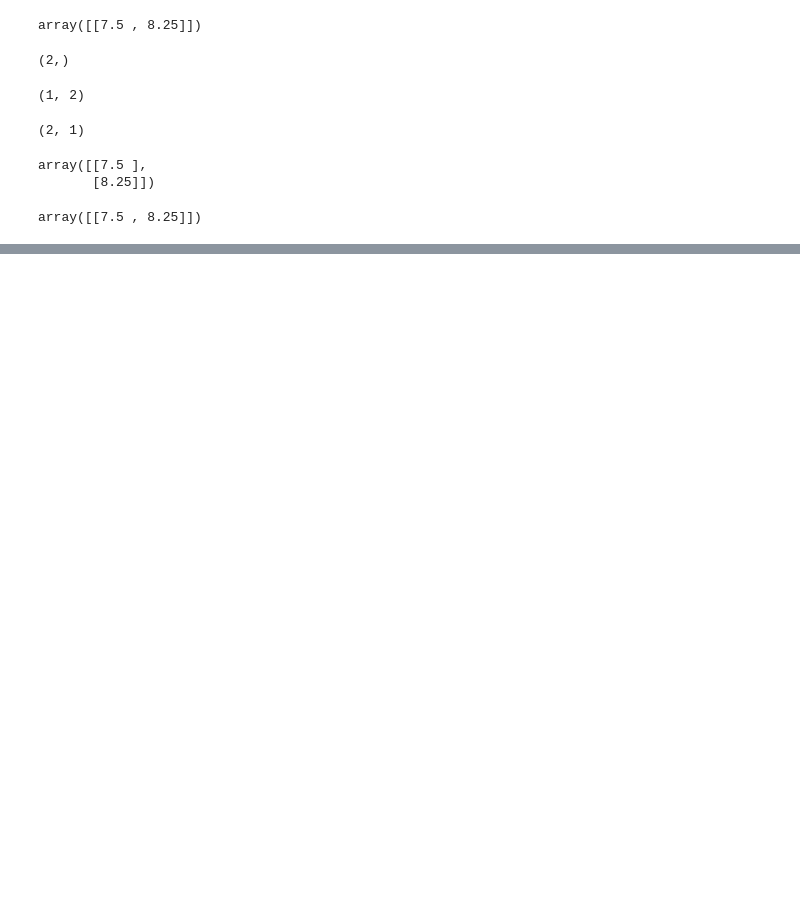
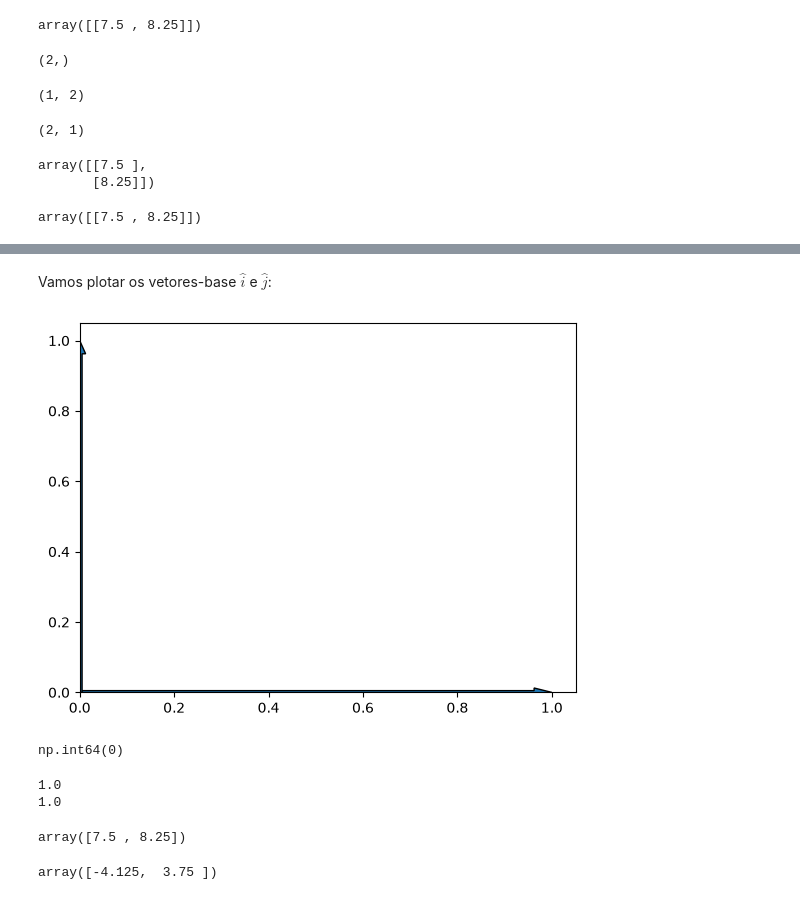
Before and after one commit to marcusvbrangel/ia-base-expert, a Jupyter notebook: cursos/algebra-linear/02-vetores.ipynb, the cells around one changed output, grey strips where cells are left out. Cells and saved outputs as stored; diff of their text form; code cells hidden in the pictures; blank space fills up the shorter version.

```diff
--- a/cursos/algebra-linear/02-vetores.ipynb
+++ b/cursos/algebra-linear/02-vetores.ipynb
@@ -343,0 +355,32 @@ array([[7.5 , 8.25]])
+# %% [markdown]
+Vamos plotar os vetores-base $\hat{i}$ e $\hat{j}$:
+# %%
+plt.arrow(0, 0, *i, width = 0.01, length_includes_head = True, head_width = 0.025)
+plt.arrow(0, 0, *j, width = 0.01, length_includes_head = True, head_width = 0.025)
+plt.xlim(xmin = 0)
+plt.ylim(ymin = 0);
+# %% [output]
+[figure, added]
+# %%
+# este vetor é ortogonal, pois a multiplicação entre eles resulta no resultado: 0
+np.dot(i, j)
+# %% [output]
+np.int64(0)
+# %%
+# estes dois vetores são ortogonal e vetor unitário (pois as suas normas L2 é igual a 1)
+print(np.linalg.norm(i, ord = 2));
+print(np.linalg.norm(j, ord = 2));
+# %% [output]
+1.0
+1.0
+# %%
+# comparar o vetor vector com um novo vetor
+vector
+# %% [output]
+array([7.5 , 8.25])
+# %%
+# novo vetor
+vector_b = np.array([-4.125, 3.75])
+vector_b
+# %% [output]
+array([-4.125,  3.75 ])
```
Also changed, not shown: parts of 12 cells of this notebook, 2 other files.
